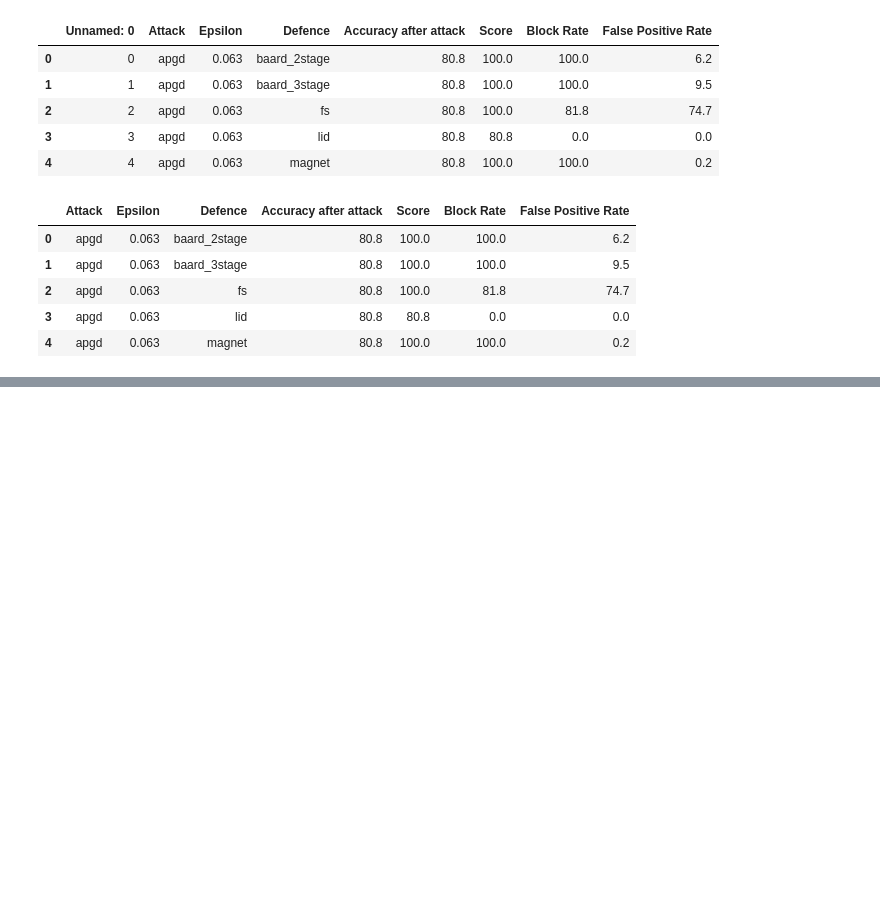
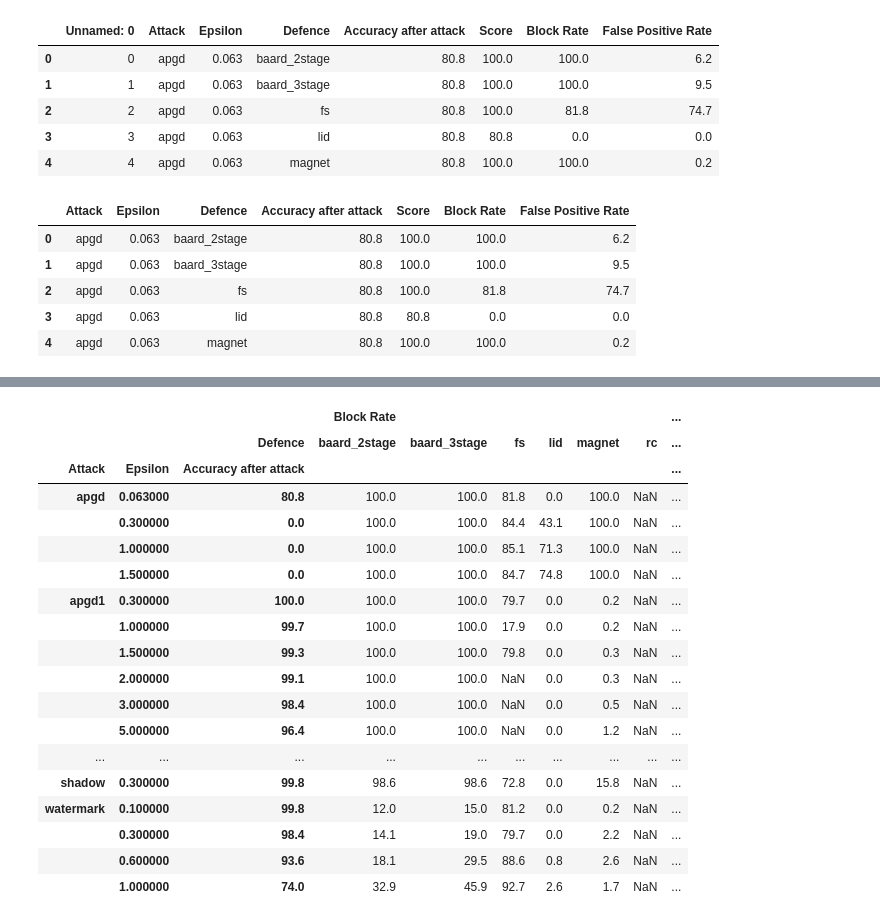
Before and after one commit to changx03/baard_exp2, a Jupyter notebook: parse_mnist.ipynb, the cells around one changed output, grey strips where cells are left out. Saved outputs shown, nothing was run; the diff lists cells and outputs as text; code cells hidden in the pictures; blank space fills up the shorter version.

```diff
--- a/parse_mnist.ipynb
+++ b/parse_mnist.ipynb
@@ -48 +75,25 @@ df[df['Attack']=='apgd']
+# %%
+table2 = df.pivot(index=['Attack', 'Epsilon', 'Accuracy after attack'], columns=['Defence'], values=['Block Rate', 'False Positive Rate'])
+table2 = table2.replace(-100, np.nan)
+table2
+# %% [output]
+|  |  |  | Block Rate |  |  |  |  |  | ... |
+|  |  | Defence | baard_2stage | baard_3stage | fs | lid | magnet | rc | ... |
+| Attack | Epsilon | Accuracy after attack |  |  |  |  |  |  | ... |
+| apgd | 0.063000 | 80.8 | 100.0 | 100.0 | 81.8 | 0.0 | 100.0 | NaN | ... |
+|  | 0.300000 | 0.0 | 100.0 | 100.0 | 84.4 | 43.1 | 100.0 | NaN | ... |
+|  | 1.000000 | 0.0 | 100.0 | 100.0 | 85.1 | 71.3 | 100.0 | NaN | ... |
+|  | 1.500000 | 0.0 | 100.0 | 100.0 | 84.7 | 74.8 | 100.0 | NaN | ... |
+| apgd1 | 0.300000 | 100.0 | 100.0 | 100.0 | 79.7 | 0.0 | 0.2 | NaN | ... |
+|  | 1.000000 | 99.7 | 100.0 | 100.0 | 17.9 | 0.0 | 0.2 | NaN | ... |
+|  | 1.500000 | 99.3 | 100.0 | 100.0 | 79.8 | 0.0 | 0.3 | NaN | ... |
+|  | 2.000000 | 99.1 | 100.0 | 100.0 | NaN | 0.0 | 0.3 | NaN | ... |
+|  | 3.000000 | 98.4 | 100.0 | 100.0 | NaN | 0.0 | 0.5 | NaN | ... |
+|  | 5.000000 | 96.4 | 100.0 | 100.0 | NaN | 0.0 | 1.2 | NaN | ... |
+| ... | ... | ... | ... | ... | ... | ... | ... | ... | ... |
+| shadow | 0.300000 | 99.8 | 98.6 | 98.6 | 72.8 | 0.0 | 15.8 | NaN | ... |
+| watermark | 0.100000 | 99.8 | 12.0 | 15.0 | 81.2 | 0.0 | 0.2 | NaN | ... |
+|  | 0.300000 | 98.4 | 14.1 | 19.0 | 79.7 | 0.0 | 2.2 | NaN | ... |
+|  | 0.600000 | 93.6 | 18.1 | 29.5 | 88.6 | 0.8 | 2.6 | NaN | ... |
+|  | 1.000000 | 74.0 | 32.9 | 45.9 | 92.7 | 2.6 | 1.7 | NaN | ... |
 # %%
```
Also changed, not shown: parts of 5 cells of this notebook, 1 other file.
